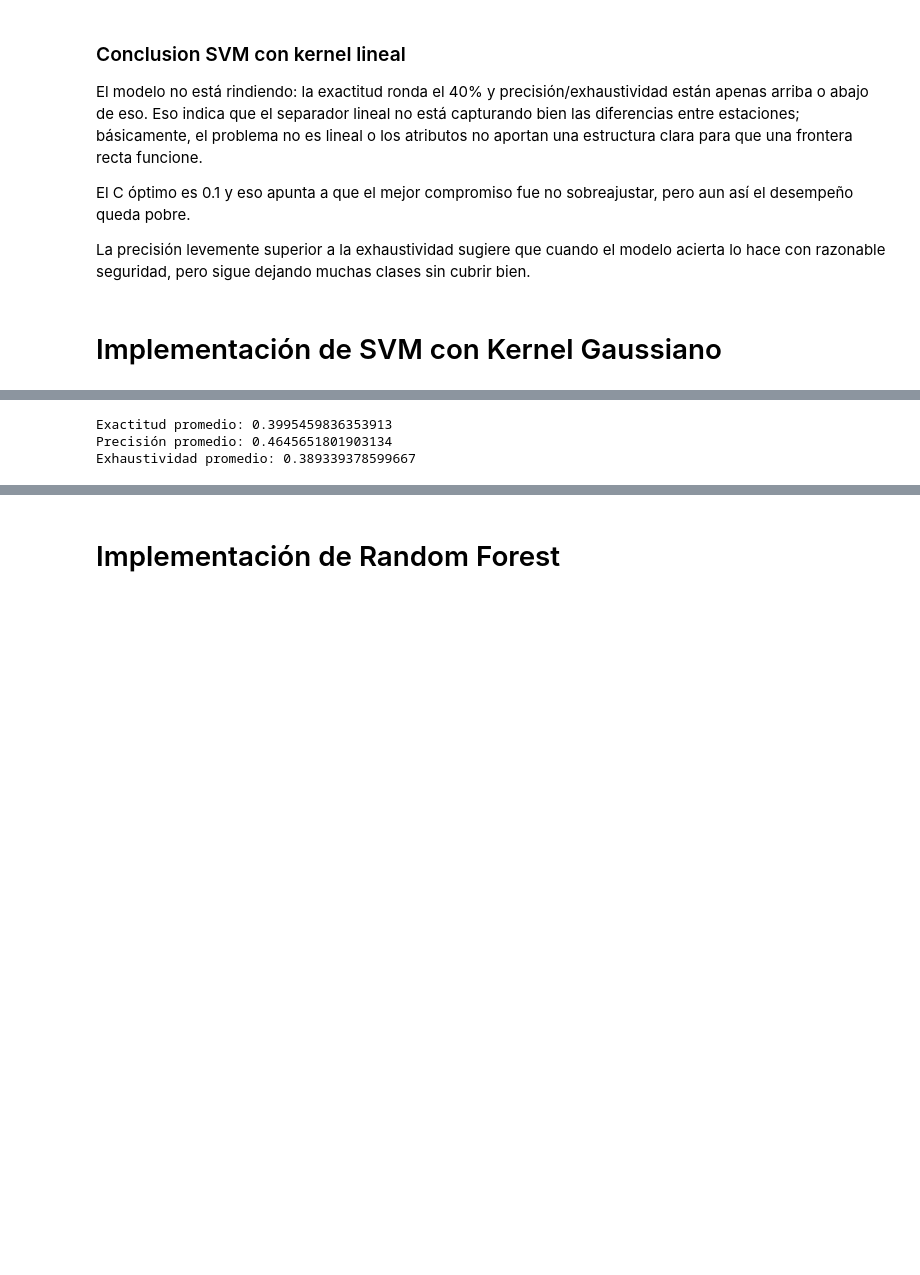
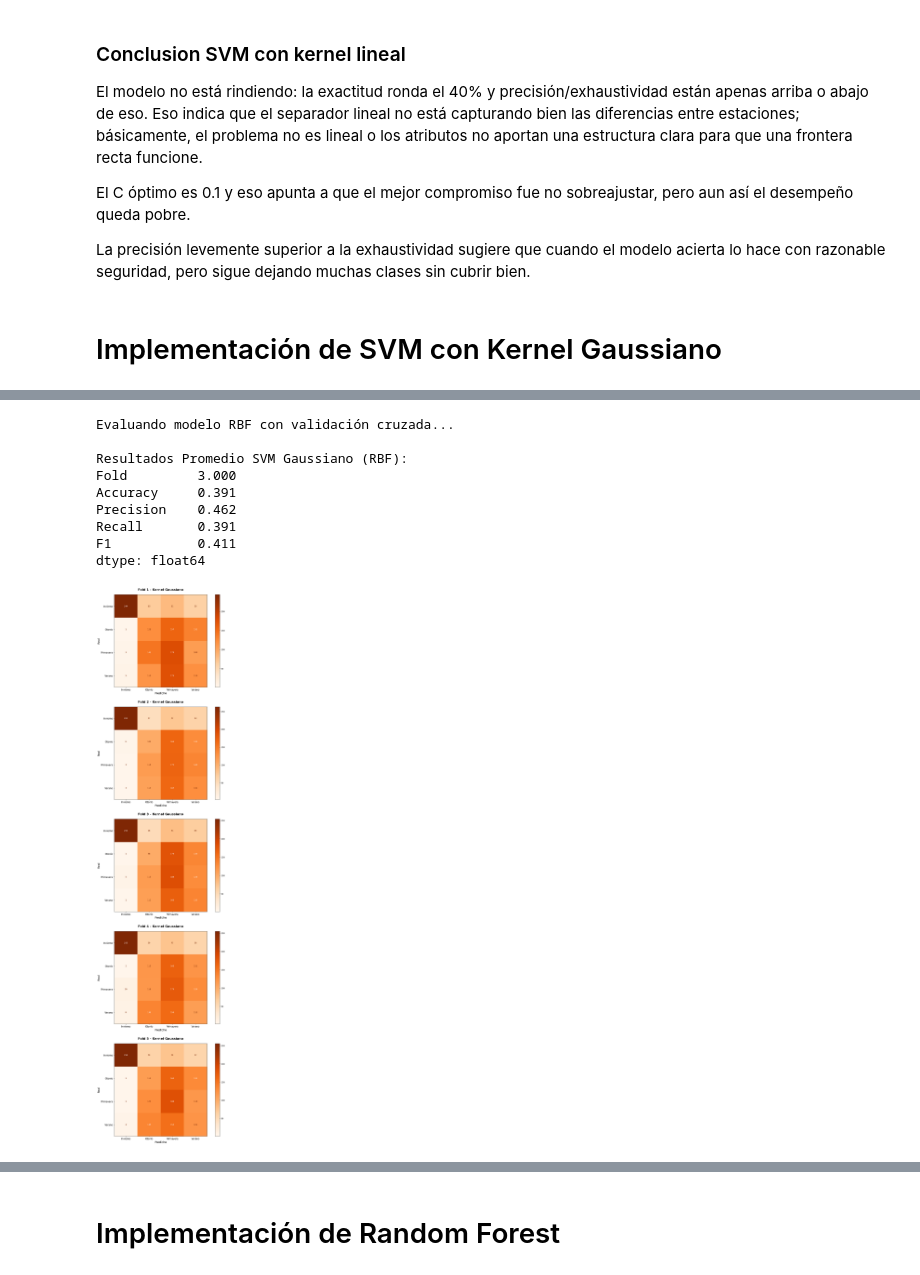
Before and after one commit to Fabrote/season-classifier, a Jupyter notebook: MD-TP3_TAPIA-PALACIO.ipynb, the cells around one changed output, grey strips where cells are left out. Cells and saved outputs as stored; diff of their text form; code cells hidden in the pictures; blank space fills up the shorter version.

```diff
--- a/MD-TP3_TAPIA-PALACIO.ipynb
+++ b/MD-TP3_TAPIA-PALACIO.ipynb
@@ -592,29 +541,62 @@ Mejores hiperparámetros (SVM RBF): {'classifier__C': 0.1, 'classifier__gamma':
 # %%
-pipeline_final = Pipeline(steps=[
-    ('preprocessor', preprocessor),
-    ('classifier', SVC(kernel='rbf', C=best_C, gamma=best_gamma))
-])
+resultados_rbf = []
+matrices_rbf = []
 
-accs, precs, recs = [], [], []
+print("Evaluando modelo RBF con validación cruzada...")
 
-for train_idx, val_idx in skf.split(X, y):
-    X_train_t, X_val_t = X.iloc[train_idx], X.iloc[val_idx]
-    y_train_t, y_val_t = y.iloc[train_idx], y.iloc[val_idx]
+for i, (train_idx, test_idx) in enumerate(skf.split(X, y), start=1):
+    X_train_fold, X_test_fold = X.iloc[train_idx], X.iloc[test_idx]
+    y_train_fold, y_test_fold = y.iloc[train_idx], y.iloc[test_idx]
 
-    pipeline_final.fit(X_train_t, y_train_t)
-    y_pred = pipeline_final.predict(X_val_t)
+    #Entrenamos el mejor modelo de este fold
+    best_model_rbf.fit(X_train_fold, y_train_fold)
+    prediccion = best_model_rbf.predict(X_test_fold)
 
-    accs.append(accuracy_score(y_val_t, y_pred))
-    precs.append(precision_score(y_val_t, y_pred, average="macro", zero_division=0))
-    recs.append(recall_score(y_val_t, y_pred, average="macro", zero_division=0))
+    #Calculamos las métricas
+    resultados_rbf.append({
+        'Fold': i,
+        'Accuracy': accuracy_score(y_test_fold, prediccion),
+        'Precision': precision_score(y_test_fold, prediccion, average='weighted', zero_division=0),
+        'Recall': recall_score(y_test_fold, prediccion, average='weighted', zero_division=0),
+        'F1': f1_score(y_test_fold, prediccion, average='weighted', zero_division=0)
+    })
 
-print("Exactitud promedio:", np.mean(accs))
-print("Precisión promedio:", np.mean(precs))
-print("Exhaustividad promedio:", np.mean(recs))
+    cm = confusion_matrix(y_test_fold, prediccion)
+    matrices_rbf.append(cm)
+
+df_resultados_rbf = pd.DataFrame(resultados_rbf)
+print("\nResultados Promedio SVM Gaussiano (RBF):")
+print(df_resultados_rbf.mean(numeric_only=True).round(3))
 # %% [output]
-Exactitud promedio: 0.3995459836353913
-Precisión promedio: 0.4645651801903134
-Exhaustividad promedio: 0.389339378599667
+Evaluando modelo RBF con validación cruzada...
+
+Resultados Promedio SVM Gaussiano (RBF):
+Fold         3.000
+Accuracy     0.391
+Precision    0.462
+Recall       0.391
+F1           0.411
+dtype: float64
+# %%
+fig, axes = plt.subplots(5, 1, figsize=(12, 40))
+
+estaciones_labels = best_model_rbf.classes_
+
+for i, cm in enumerate(matrices_rbf):
+    disp = ConfusionMatrixDisplay(confusion_matrix=cm, display_labels=estaciones_labels)
+
+    disp.plot(cmap=plt.cm.Oranges, ax=axes[i], values_format='d')
+
+    # Estilo de títulos y ejes
+    axes[i].set_title(f'Fold {i+1} - Kernel Gaussiano', fontsize=16, fontweight='bold', pad=20)
+    axes[i].set_xlabel('Predicho', fontsize=14)
+    axes[i].set_ylabel('Real', fontsize=14)
+    axes[i].tick_params(axis='both', which='major', labelsize=12)
+
+plt.tight_layout(pad=3.0)
+plt.show()
+# %% [output]
+[figure, added]
 # %% [markdown]
 ### Conclusiones SVM con Kernel Gaussiano
 
```
Also changed, not shown: parts of 30 cells of this notebook.
